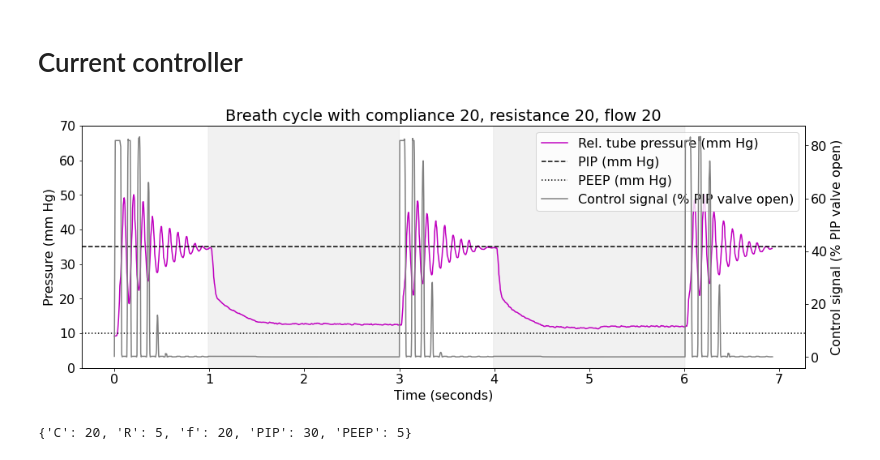
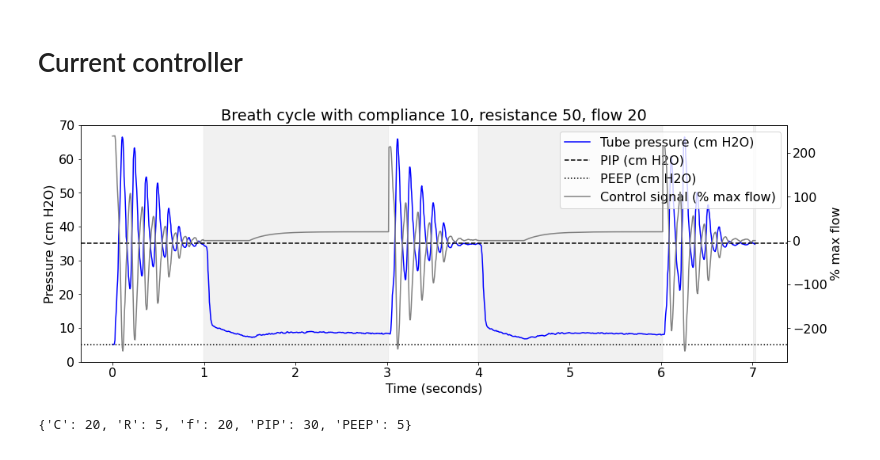
Before and after one commit to danielsuo/skgaip, a Jupyter notebook: notebooks/2020-07-19 Initial ventilator plots.ipynb, the cells around one changed output. Saved outputs shown, nothing was run; the diff lists cells and outputs as text; code cells hidden in the pictures.

```diff
--- a/notebooks/2020-07-19 Initial ventilator plots.ipynb
+++ b/notebooks/2020-07-19 Initial ventilator plots.ipynb
@@ -41,29 +41,29 @@ valve = ValveCurve('../skgaip/lung/cyril/data/valve_response_bidir.csv')
 # %% [markdown]
 # Current controller
 # %%
-def plot(i, T=2000, raw_control_in=False, control_in_delay=None, figsize=(16,5.5), ylim=(0, 70), title=True, pressure_only=False):
+def plot(i, T=2000, raw_control_in=True, control_in_delay=None, figsize=(16,5.5), ylim=(0, 70), title=True, pressure_only=False):
     plt.rc('figure', figsize=figsize)
     control_in, control_out, pressure, tt = data[i][:T].T
     tt = tt - min(tt)
 
-    control_in_label = "Control signal"
+    control_in_label = "Control signal (% max flow)"
+#     control_in_label = "Control signal"
     if not raw_control_in:
         control_in = valve.at(np.clip(control_in, 0, 100))
-        control_in_label = "Control signal (% PIP valve open)"
 
     fig, ax1 = plt.subplots()
     delay = 1
     ax1.set_xlabel("Time (seconds)")
-    ax1.set_ylabel("Pressure (mm Hg)")
+    ax1.set_ylabel("Pressure (cm H2O)")
     ax1.set_ylim(*ylim)
-    tube_pressure = ax1.plot(tt[:-delay], pressure[delay:], c='rygbm'[i], label="Rel. tube pressure (mm Hg)")
-    pip = ax1.axhline(metadata[i]['PIP'], ls='--', c='k', label="PIP (mm Hg)")
-    peep = ax1.axhline(metadata[i]['PEEP'], ls=':', c='k', label="PEEP (mm Hg)")
+    tube_pressure = ax1.plot(tt[:-delay], pressure[delay:], c='rygbm'[i], label="Tube pressure (cm H2O)")
+    pip = ax1.axhline(metadata[i]['PIP'], ls='--', c='k', label="PIP (cm H2O)")
+    peep = ax1.axhline(metadata[i]['PEEP'], ls=':', c='k', label="PEEP (cm H2O)")
     ax1.fill_between(tt, plt.ylim()[0], plt.ylim()[1], where=control_out.astype(bool), color='lightgray', alpha=0.3)
 
     if not pressure_only:
         ax2 = ax1.twinx()
-        ax2.set_ylabel(control_in_label)
+        ax2.set_ylabel("% max flow")
         if control_in_delay is not None:
             control_delay = ax2.plot(tt + control_in_delay, control_in, c='rygbm'[i], ls="--", label="Delayed control signal")
         control = ax2.plot(tt, control_in, c='gray', label=control_in_label)
@@ -79,9 +79,9 @@ def plot(i, T=2000, raw_control_in=False, control_in_delay=None, figsize=(16,5.5
     labels = [line.get_label() for line in lines]
     ax1.legend(lines, labels, loc="upper right")
 # %%
-plot(4)
+plot(3)
 # %% [output]
-[figure, old version]
+[figure, new version]
 # %%
 metadata[0]
 # %% [output]
```
Also changed, not shown: parts of 3 cells of this notebook, 5 other files.
